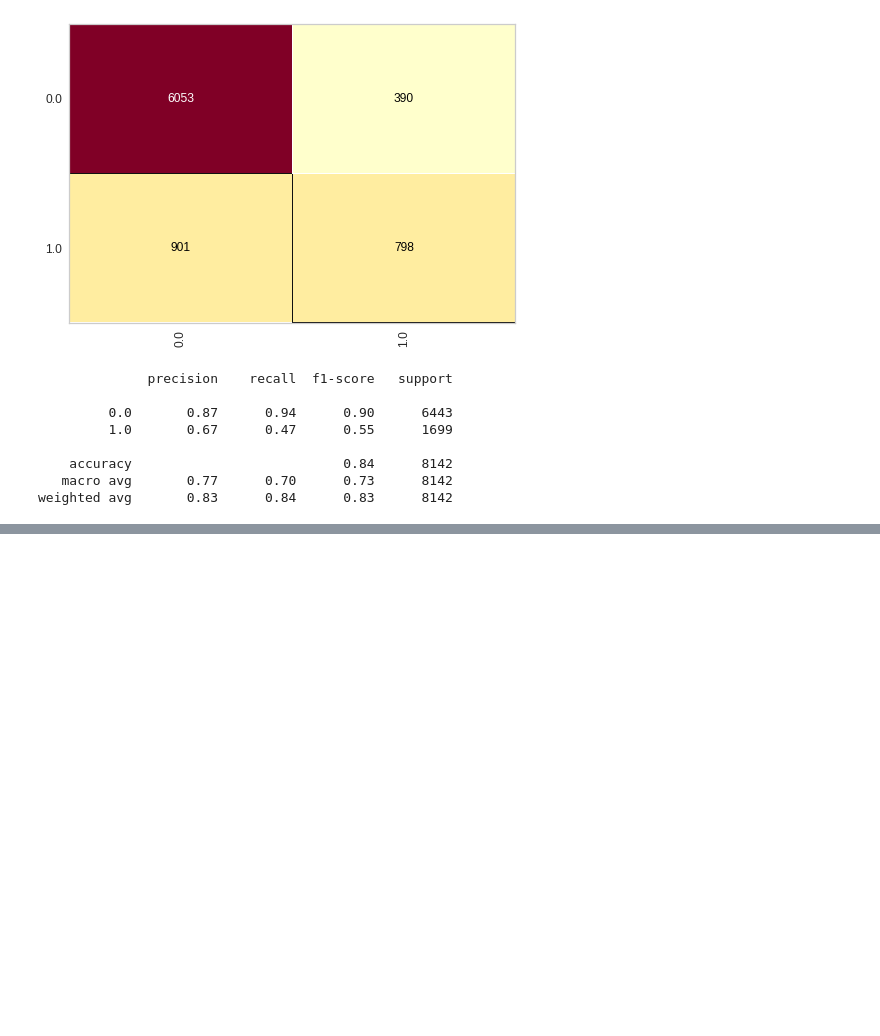
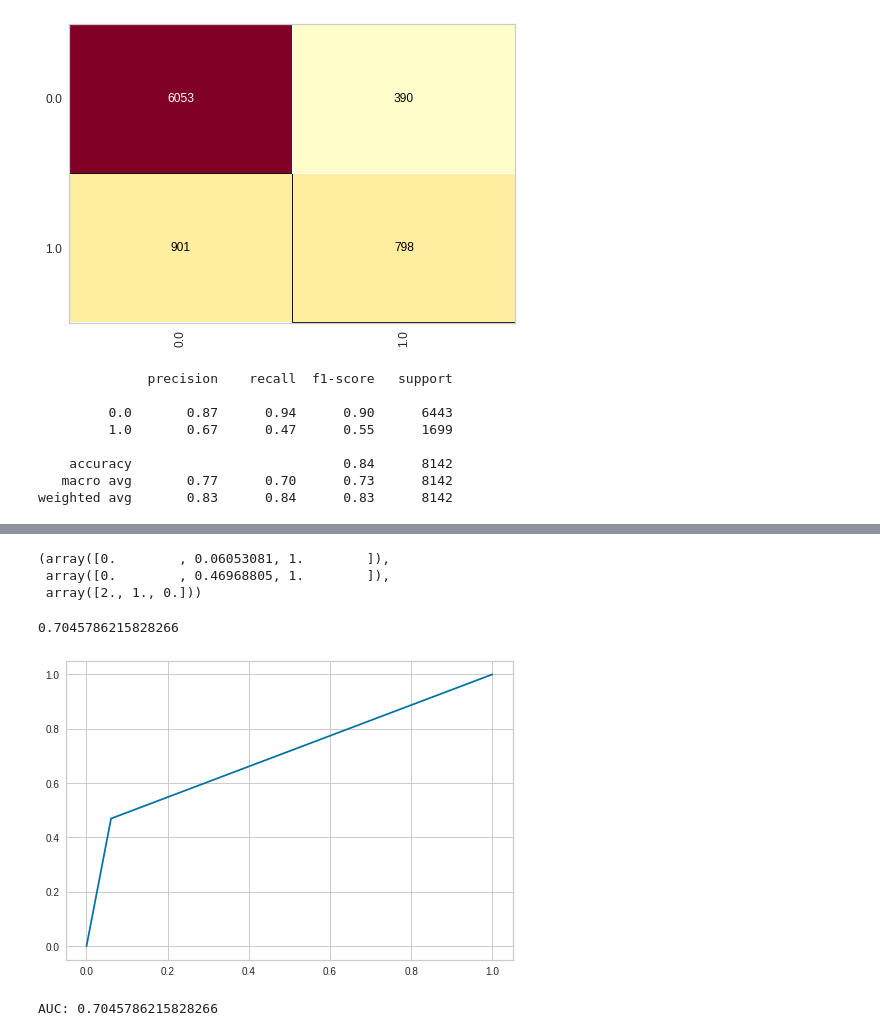
Before and after one commit to LucianaKimura/DataScience, a Jupyter notebook: Credito_Algorithms_NB.ipynb, the cells around one changed output, grey strips where cells are left out. Saved outputs shown, nothing was run; the diff lists cells and outputs as text; code cells hidden in the pictures; blank space fills up the shorter version.

```diff
--- a/Credito_Algorithms_NB.ipynb
+++ b/Credito_Algorithms_NB.ipynb
@@ -142,0 +194,23 @@ weighted avg       0.83      0.84      0.83      8142
+# %%
+roc_curve(Y_credit_test, prev)
+# %% [output]
+(array([0.        , 0.06053081, 1.        ]),
+ array([0.        , 0.46968805, 1.        ]),
+ array([2., 1., 0.]))
+# %%
+roc_auc_score(Y_credit_test, prev)
+# %% [output]
+0.7045786215828266
+# %%
+fpr, tpr, thresholds = roc_curve(Y_credit_test, prev)
+
+# Print ROC curve
+plt.plot(fpr,tpr)
+plt.show()
+
+# Print AUC
+auc = np.trapz(tpr,fpr)
+print('AUC:', auc)
+# %% [output]
+[figure, added]
+AUC: 0.7045786215828266
```
Also changed, not shown: parts of 14 cells of this notebook.
